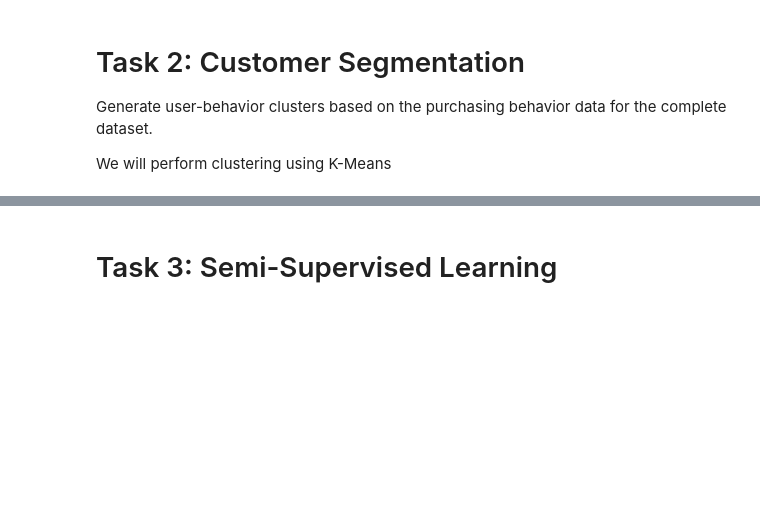
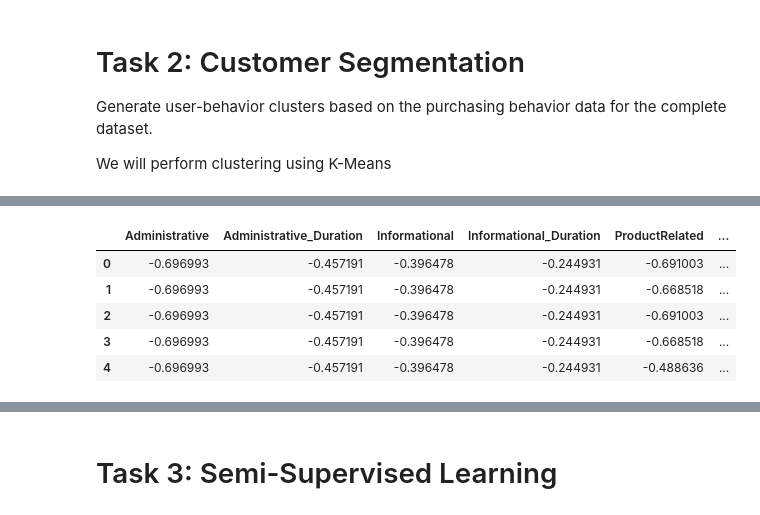
Before and after one commit to kidcoconut/fourthbrain, a Jupyter notebook: .assignments/midterm/MLE10_midterm.ipynb, the cells around one changed output, grey strips where cells are left out. Cells and saved outputs as stored; diff of their text form; code cells hidden in the pictures; blank space fills up the shorter version.

```diff
--- a/.assignments/midterm/MLE10_midterm.ipynb
+++ b/.assignments/midterm/MLE10_midterm.ipynb
@@ -1242,0 +1321,20 @@ visualize_elbow(X, K)
+# %%
+
+#--- let's analyze these clusters further and see which are most influential on Revenue
+#pdf_clusterSet['Revenue'] =
+pdf_map = pdf_clusterSet.copy()
+
+#--- map Revenue column to numeric values 0, 1
+#--- mapping Weekend for no strong reason other than cleanup
+for strCol, colItems in pdf_map[["Revenue","Weekend"]].items():
+    pdf_map[strCol] = colItems.map({ True : 1 , False : 0})
+
+pdf_map['clusterId'] = ids_clusters
+pdf_map.head()
+# %% [output]
+|  | Administrative | Administrative_Duration | Informational | Informational_Duration | ProductRelated | ... |
+| 0 | -0.696993 | -0.457191 | -0.396478 | -0.244931 | -0.691003 | ... |
+| 1 | -0.696993 | -0.457191 | -0.396478 | -0.244931 | -0.668518 | ... |
+| 2 | -0.696993 | -0.457191 | -0.396478 | -0.244931 | -0.691003 | ... |
+| 3 | -0.696993 | -0.457191 | -0.396478 | -0.244931 | -0.668518 | ... |
+| 4 | -0.696993 | -0.457191 | -0.396478 | -0.244931 | -0.488636 | ... |
```
Also changed, not shown: parts of 16 cells of this notebook.
